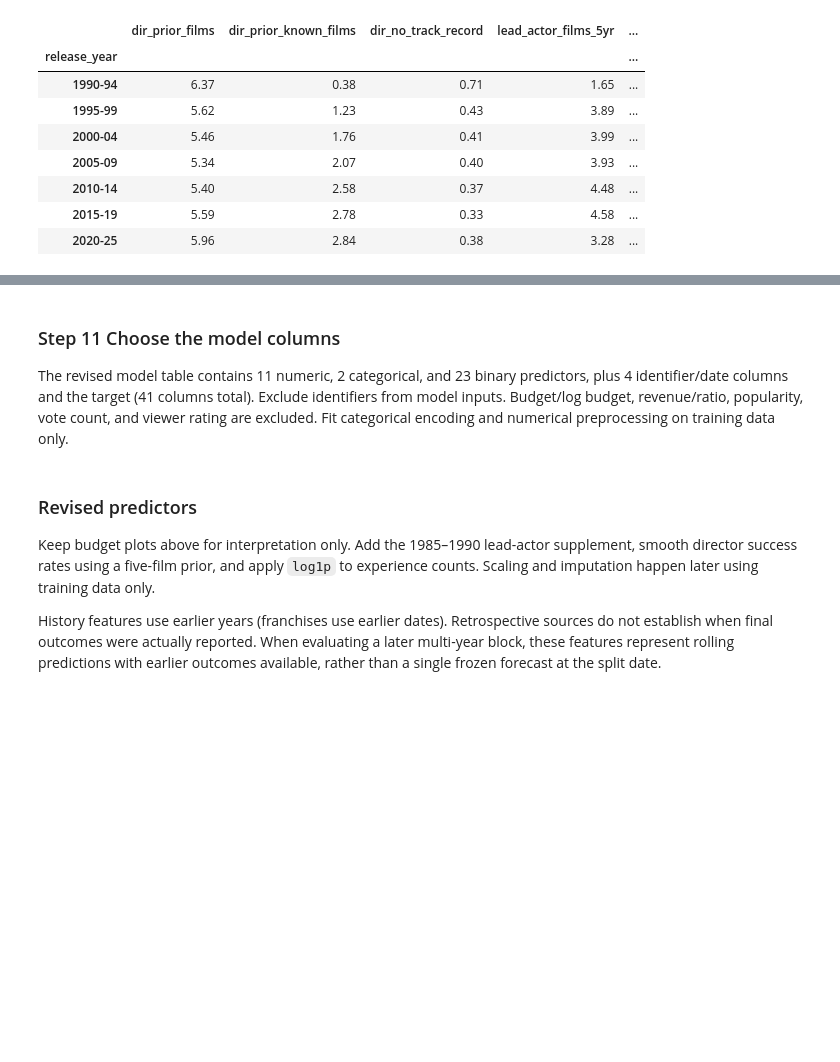
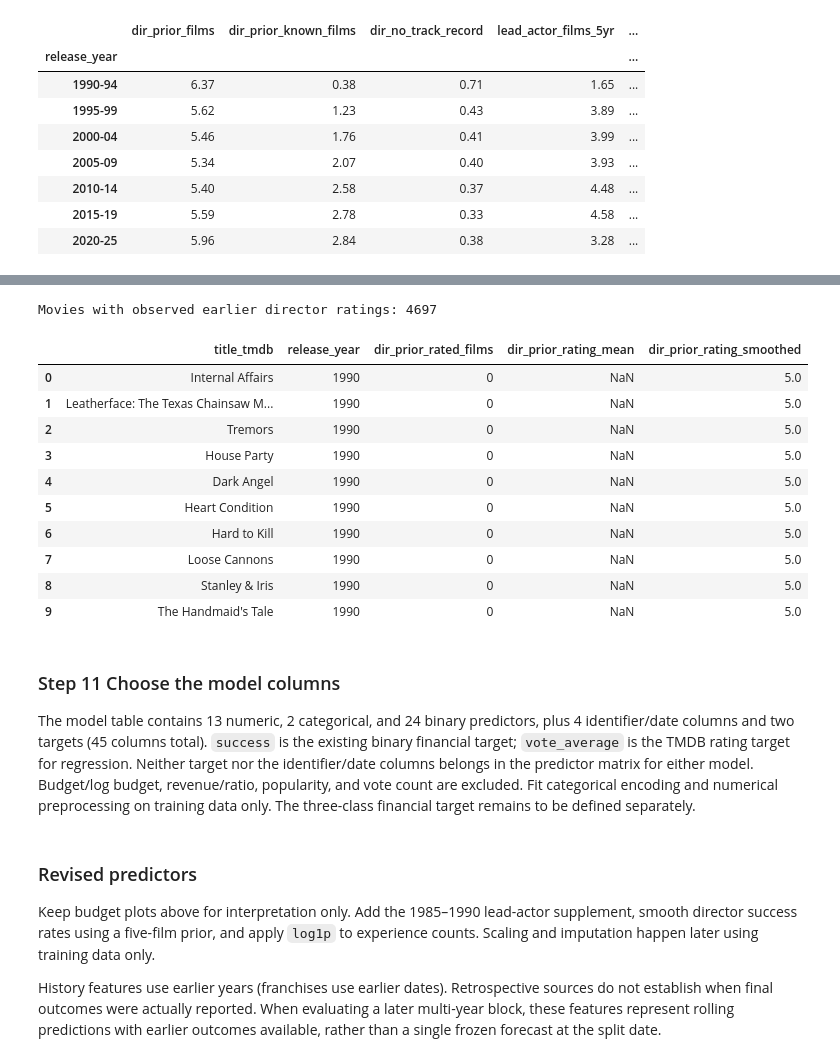
Before and after one commit to DS-6021-Group-2/DS6021_Group2_FinalProject, a Jupyter notebook: Feature_engineering_scripts/feature_engineering.ipynb, the cells around one changed output, grey strips where cells are left out. Saved outputs shown, nothing was run; the diff lists cells and outputs as text; code cells hidden in the pictures; blank space fills up the shorter version.

```diff
--- a/Feature_engineering_scripts/feature_engineering.ipynb
+++ b/Feature_engineering_scripts/feature_engineering.ipynb
@@ -459,6 +468,75 @@ movies.groupby(period, observed=True)[history_columns].mean().round(2)
+# %%
+# Ratings are observed TMDB snapshots linked to IMDb director IDs.
+# Pool co-directors' earlier titles without double-counting the same movie.
+def build_director_rating_history(targets, reference, prior_strength=5.0):
+    """Earlier-year rating histories; never include the target, same-year, or later films."""
+    if prior_strength <= 0:
+        raise ValueError("prior_strength must be positive")
+    reference = reference.copy()
+    reference["release_year"] = pd.to_datetime(reference["release_date"]).dt.year
+    reference = reference.loc[
+        reference["vote_count"].gt(0)
+        & reference["vote_average"].between(0, 10)
+    ].dropna(subset=["nconst", "release_year", "tmdb_id"])
+    # Movie-level ratings/dates must agree across director-pair rows.
+    consistency = reference.groupby("tmdb_id")[["vote_average", "release_year"]].nunique()
+    assert consistency.le(1).all().all()
+    reference = reference.drop_duplicates(["tmdb_id", "nconst"])
+    unique_films = reference.drop_duplicates("tmdb_id")
+    prior_by_year = {}
+    for year in targets["release_year"].unique():
+        earlier_global = unique_films.loc[unique_films["release_year"] < year, "vote_average"]
+        prior_by_year[year] = float(earlier_global.mean()) if len(earlier_global) else 5.0
+    careers = {}
+    for director, movie_id, year, rating in zip(
+        reference["nconst"], reference["tmdb_id"], reference["release_year"], reference["vote_average"],
+    ):
+        careers.setdefault(director, []).append((movie_id, year, rating))
+    histories = []
+    for row in targets.itertuples():
+        earlier = {}
+        for director in str(row.imdb_director_ids).split("|"):
+            for movie_id, year, rating in careers.get(director, []):
+                if movie_id != row.tmdb_id and year < row.release_year:
+                    earlier[movie_id] = rating
+        count = len(earlier)
+        total = sum(earlier.values())
+        histories.append({
+            "dir_prior_rating_mean": total / count if count else np.nan,
+            "dir_prior_rated_films": count,
+            "dir_prior_rating_smoothed": (
+                total + prior_strength * prior_by_year[row.release_year]
+            ) / (count + prior_strength),
+            "dir_no_rating_history": int(count == 0),
+        })
+    return pd.DataFrame(histories, index=targets.index)
+
+rating_reference = pd.read_csv(
+    "../data/combined_dataset.csv",
+    usecols=["tmdb_id", "nconst", "release_date", "vote_average", "vote_count"],
+    dtype={"nconst": "string"}, parse_dates=["release_date"],
+)
+rating_history = build_director_rating_history(movies, rating_reference)
+movies = movies.join(rating_history)
+assert movies["dir_prior_rating_smoothed"].between(0, 10).all()
+print("Movies with observed earlier director ratings:", int(movies["dir_prior_rated_films"].gt(0).sum()))
+display(movies[["title_tmdb", "release_year", "dir_prior_rated_films", "dir_prior_rating_mean", "dir_prior_rating_smoothed"]].head(10))
+# %% [output]
+Movies with observed earlier director ratings: 4697
+|  | title_tmdb | release_year | dir_prior_rated_films | dir_prior_rating_mean | dir_prior_rating_smoothed |
+| 0 | Internal Affairs | 1990 | 0 | NaN | 5.0 |
+| 1 | Leatherface: The Texas Chainsaw M... | 1990 | 0 | NaN | 5.0 |
+| 2 | Tremors | 1990 | 0 | NaN | 5.0 |
+| 3 | House Party | 1990 | 0 | NaN | 5.0 |
+| 4 | Dark Angel | 1990 | 0 | NaN | 5.0 |
+| 5 | Heart Condition | 1990 | 0 | NaN | 5.0 |
+| 6 | Hard to Kill | 1990 | 0 | NaN | 5.0 |
+| 7 | Loose Cannons | 1990 | 0 | NaN | 5.0 |
+| 8 | Stanley & Iris | 1990 | 0 | NaN | 5.0 |
+| 9 | The Handmaid's Tale | 1990 | 0 | NaN | 5.0 |
 # %% [markdown]
 ### Step 11 Choose the model columns
-The revised model table contains 11 numeric, 2 categorical, and 23 binary predictors, plus 4 identifier/date columns and the target (41 columns total). Exclude identifiers from model inputs. Budget/log budget, revenue/ratio, popularity, vote count, and viewer rating are excluded. Fit categorical encoding and numerical preprocessing on training data only.
+The model table contains 13 numeric, 2 categorical, and 24 binary predictors, plus 4 identifier/date columns and two targets (45 columns total). `success` is the existing binary financial target; `vote_average` is the TMDB rating target for regression. Neither target nor the identifier/date columns belongs in the predictor matrix for either model. Budget/log budget, revenue/ratio, popularity, and vote count are excluded. Fit categorical encoding and numerical preprocessing on training data only. The three-class financial target remains to be defined separately.
 # %% [markdown]
 ### Revised predictors
 Keep budget plots above for interpretation only. Add the 1985–1990 lead-actor supplement, smooth director success rates using a five-film prior, and apply `log1p` to experience counts. Scaling and imputation happen later using training data only.
```
Also changed, not shown: parts of 11 cells of this notebook, 24 other files.
